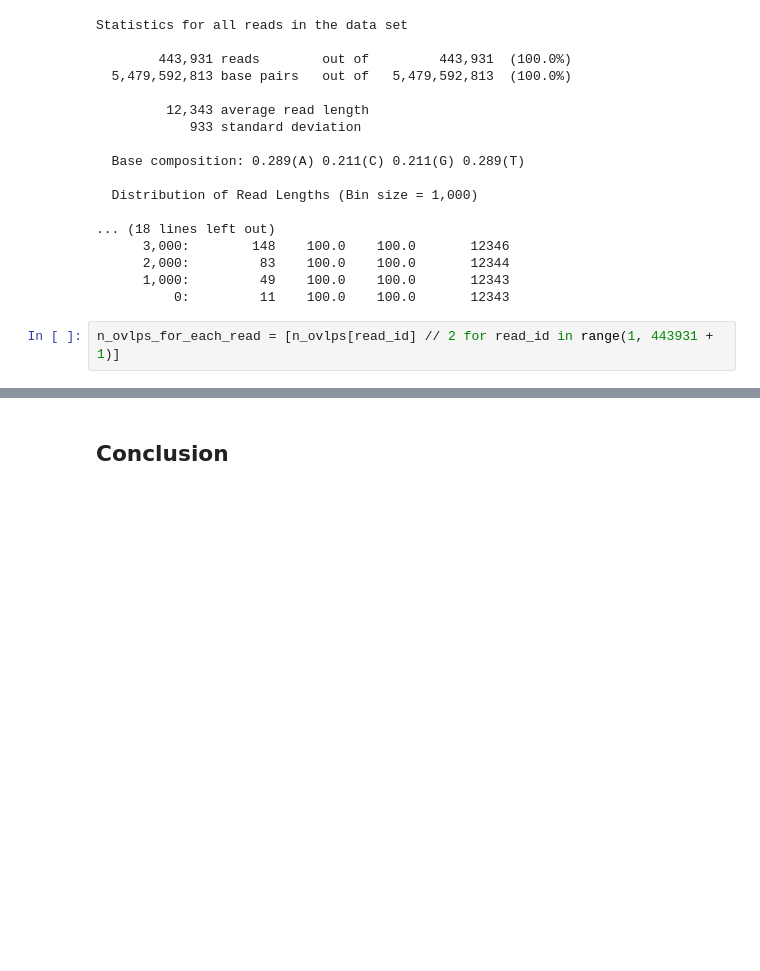
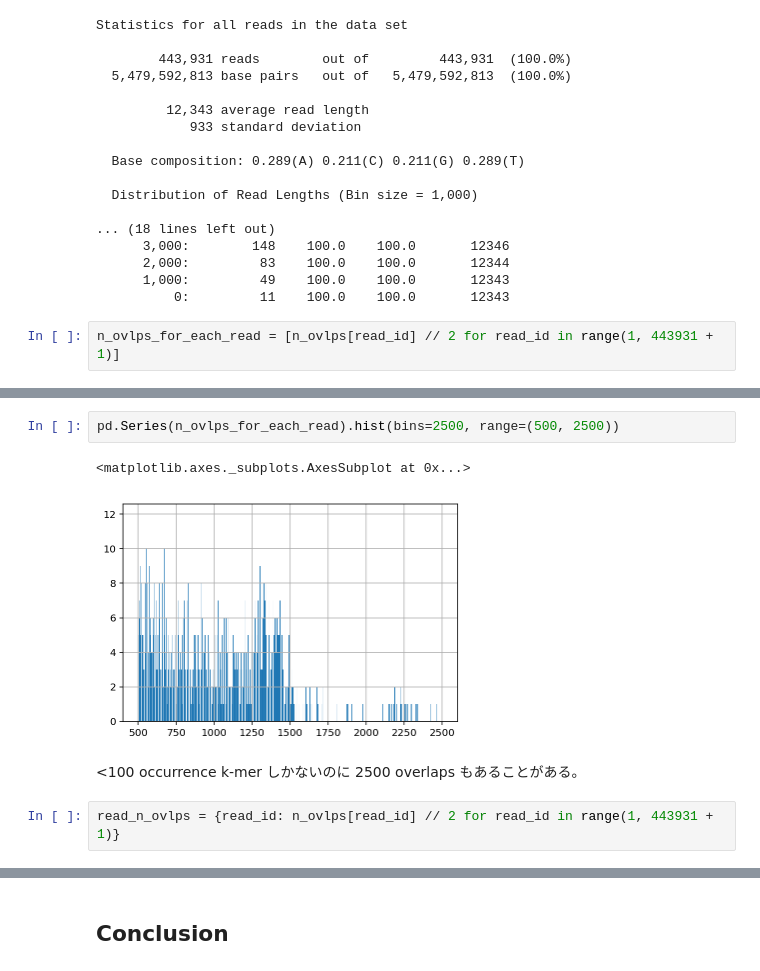
Before and after one commit to yoshihikosuzuki/CentromereAssembly, a Jupyter notebook: notebooks/dmel_pacbio_ccs/4. Check all-vs-all overlaps in normal regions.ipynb, the cells around one changed output, grey strips where cells are left out. Cells and saved outputs as stored; diff of their text form; blank space fills up the shorter version.

```diff
--- a/notebooks/dmel_pacbio_ccs/4. Check all-vs-all overlaps in normal regions.ipynb
+++ b/notebooks/dmel_pacbio_ccs/4. Check all-vs-all overlaps in normal regions.ipynb
@@ -408,0 +409,9 @@ pd.Series(n_ovlps_for_each_read).hist(bins=100, range=(0, 100))
+# %%
+pd.Series(n_ovlps_for_each_read).hist(bins=2500, range=(500, 2500))
+# %% [output]
+<matplotlib.axes._subplots.AxesSubplot at 0x...>
+[figure, added]
+# %% [markdown]
+<100 occurrence k-mer しかないのに 2500 overlaps もあることがある。
+# %%
+read_n_ovlps = {read_id: n_ovlps[read_id] // 2 for read_id in range(1, 443931 + 1)}
```
Also changed, not shown: parts of 15 cells of this notebook, 3 other files.
